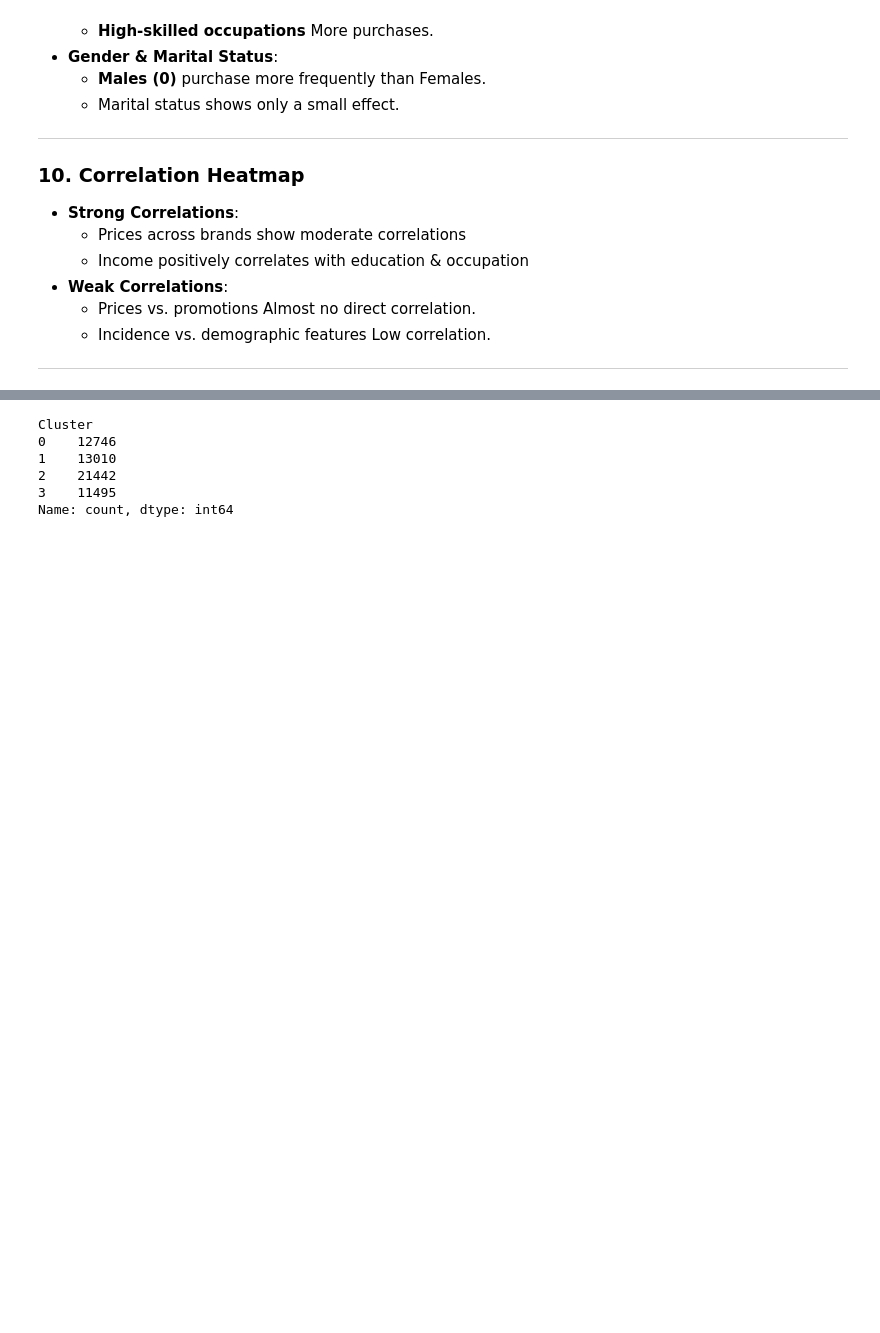
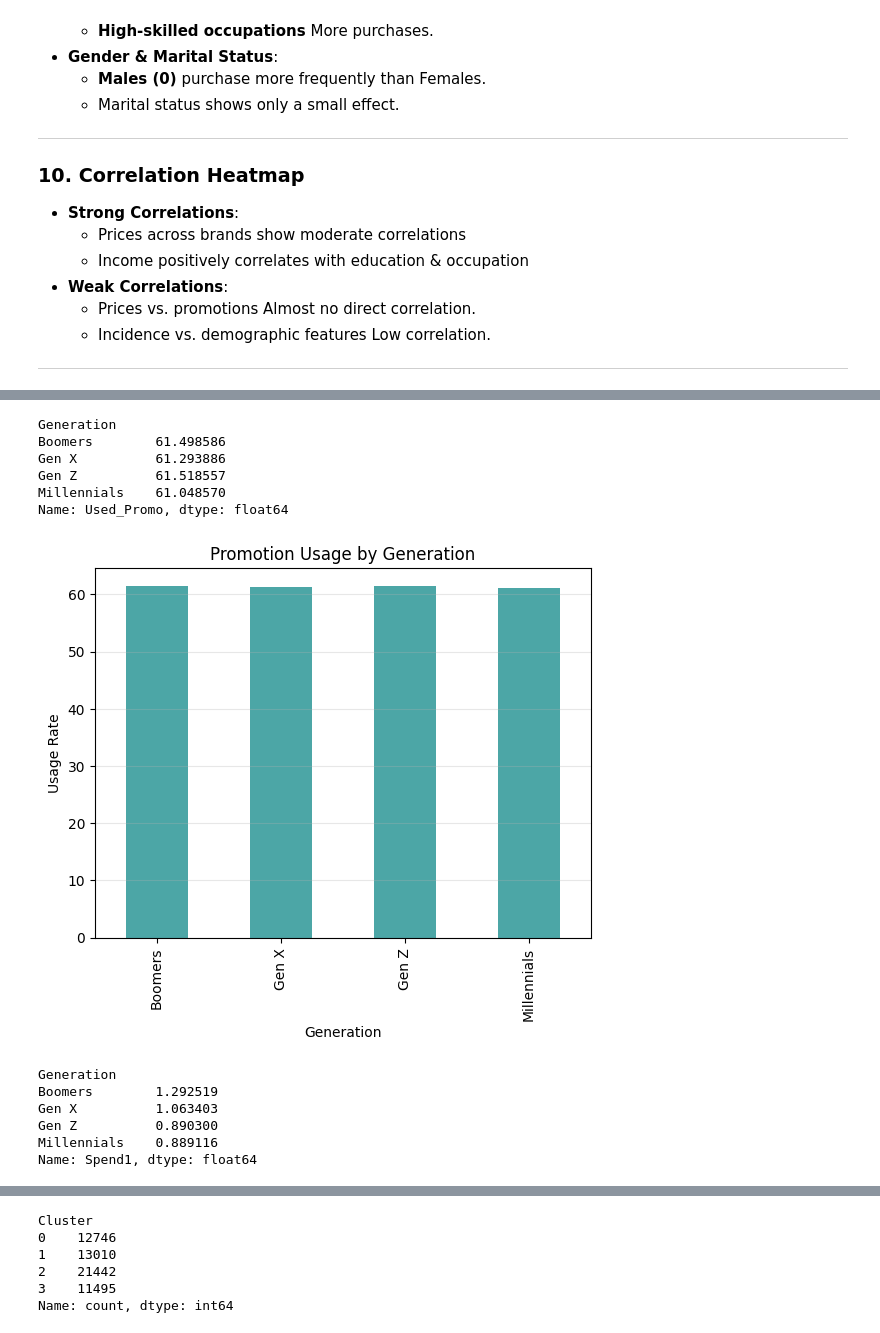
Before and after one commit to youssefelzahar/choc_factor, a Jupyter notebook: purchase.ipynb, the cells around one changed output, grey strips where cells are left out. Saved outputs shown, nothing was run; the diff lists cells and outputs as text; code cells hidden in the pictures; blank space fills up the shorter version.

```diff
--- a/purchase.ipynb
+++ b/purchase.ipynb
@@ -613,0 +706,34 @@ plt.show()
+# %%
+promo_cols = ['Promotion_1', 'Promotion_2', 'Promotion_3', 'Promotion_4', 'Promotion_5']
+
+df['Used_Promo'] = (df[promo_cols].sum(axis=1) > 0).astype(int)
+# %%
+promo_usage=df.groupby("Generation")["Used_Promo"].mean()*100
+promo_usage
+# %% [output]
+Generation
+Boomers        61.498586
+Gen X          61.293886
+Gen Z          61.518557
+Millennials    61.048570
+Name: Used_Promo, dtype: float64
+# %%
+promo_usage.plot(kind='bar', color='teal', alpha=0.7)
+plt.title("Promotion Usage by Generation")
+plt.xlabel("Generation")
+plt.ylabel("Usage Rate")
+plt.grid(axis='y', alpha=0.3)
+plt.show()
+# %% [output]
+[figure, added]
+# %%
+df["Spend1"]=df["Quantity"]*df["Price_1"]
+avg_spend1=df.groupby("Generation")["Spend1"].mean()
+avg_spend1
+# %% [output]
+Generation
+Boomers        1.292519
+Gen X          1.063403
+Gen Z          0.890300
+Millennials    0.889116
+Name: Spend1, dtype: float64
```
Also changed, not shown: parts of 38 cells of this notebook, 1 other file.
